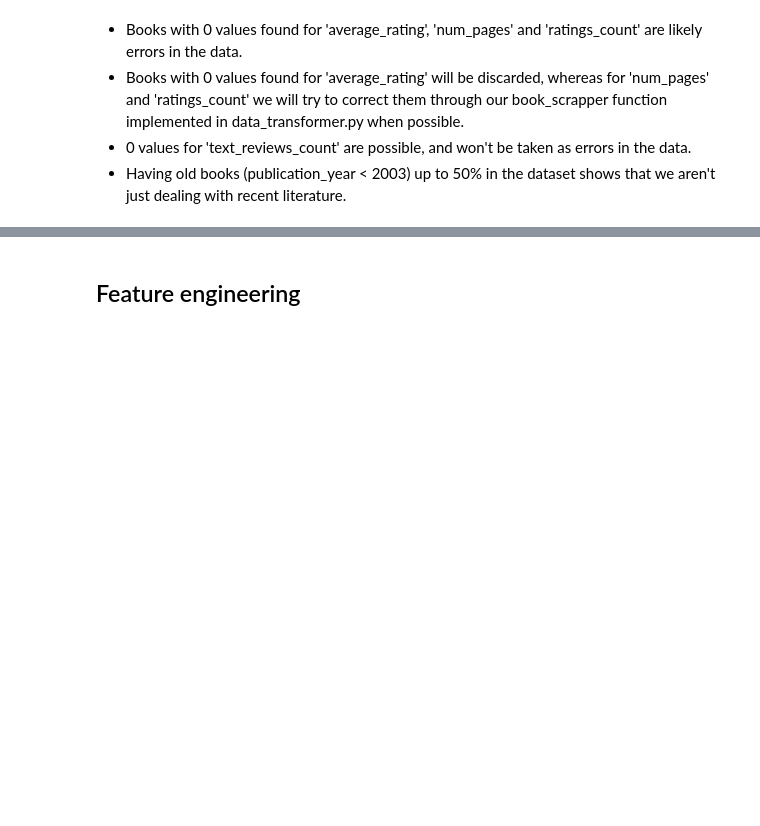
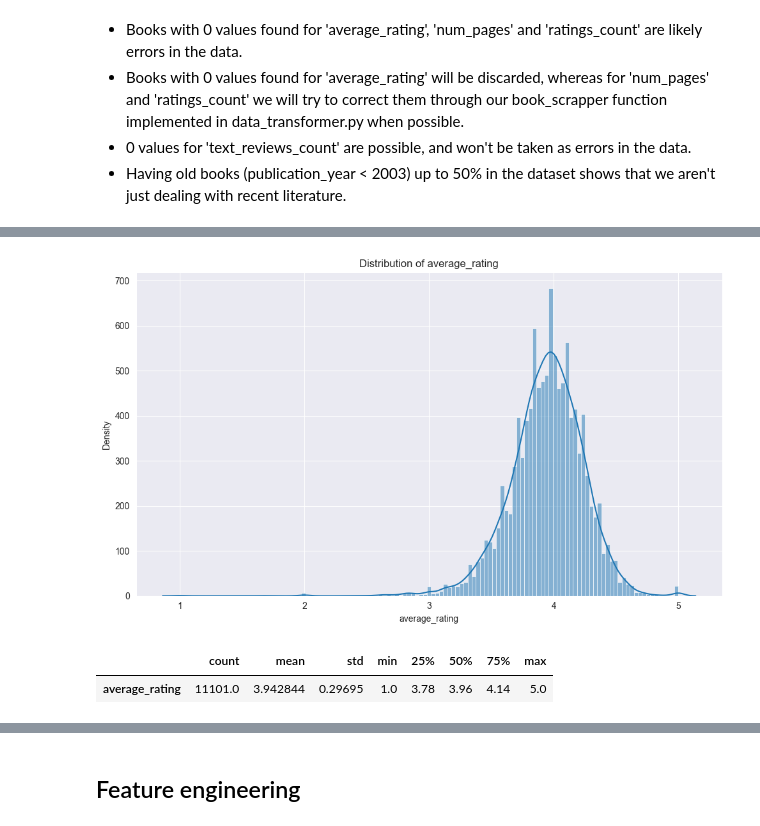
Before and after one commit to pfacouetey/book_rating_predictor, a Jupyter notebook: notebooks/main.ipynb, the cells around one changed output, grey strips where cells are left out. Cells and saved outputs as stored; diff of their text form; code cells hidden in the pictures; blank space fills up the shorter version.

```diff
--- a/notebooks/main.ipynb
+++ b/notebooks/main.ipynb
@@ -56,0 +69,30 @@ original_books_df.describe()
+# %%
+fig, ax = plt.subplots(figsize=(10, 6))
+fig.tight_layout(pad=3.0)
+
+iqr = stats.iqr(target_df)
+bin_width = 2 * iqr / (len(target_df) ** (1/3))
+n_bins = int((target_df.max().iloc[0] - target_df.min().iloc[0]) / bin_width)
+
+sns.histplot(
+    data=target_df,
+    x=target_name,
+    kde=True,
+    ax=ax,
+    bins=n_bins,
+    kde_kws={'cut': 3}
+)
+
+ax.set_title(f"Distribution of {target_name}")
+ax.set_xlabel(target_name)
+ax.set_ylabel("Density")
+
+plt.tight_layout()
+plt.show()
+# %% [output]
+[figure, added]
+# %%
+target_df.describe().T
+# %% [output]
+|  | count | mean | std | min | 25% | 50% | 75% | max |
+| average_rating | 11101.0 | 3.942844 | 0.29695 | 1.0 | 3.78 | 3.96 | 4.14 | 5.0 |
```
Also changed, not shown: parts of 44 cells of this notebook, 6 other files.
